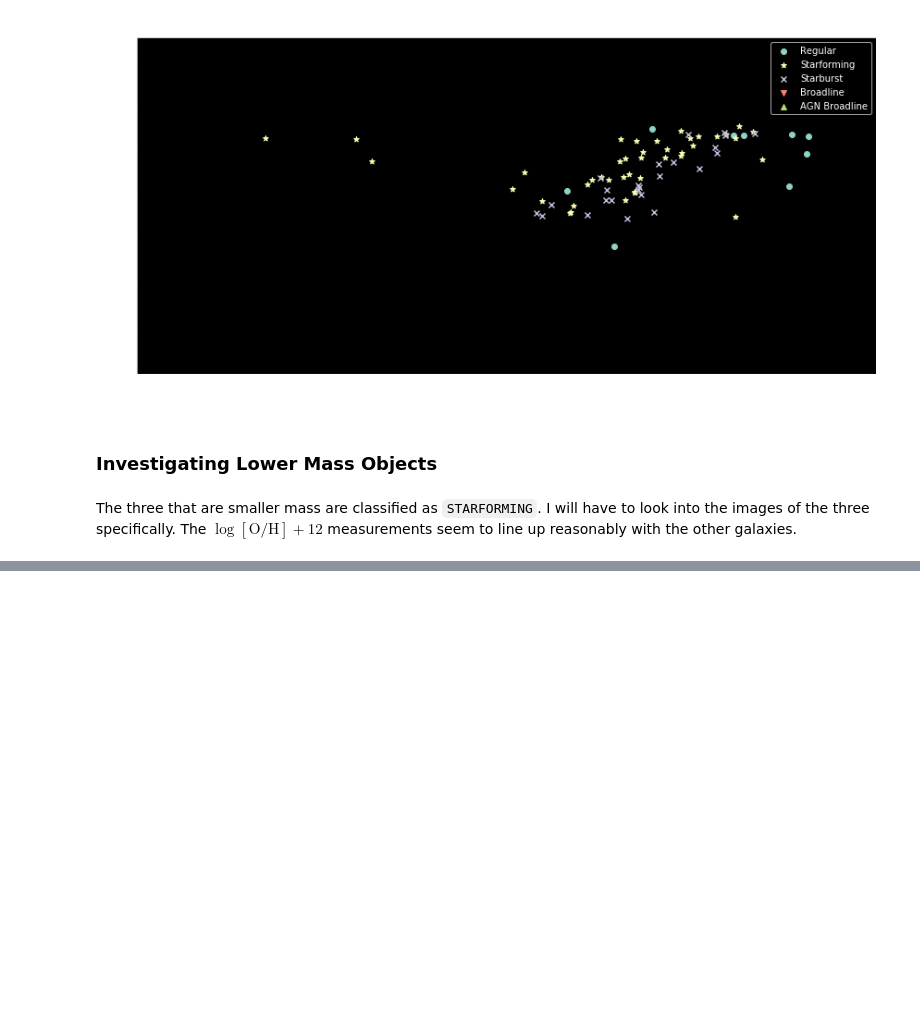
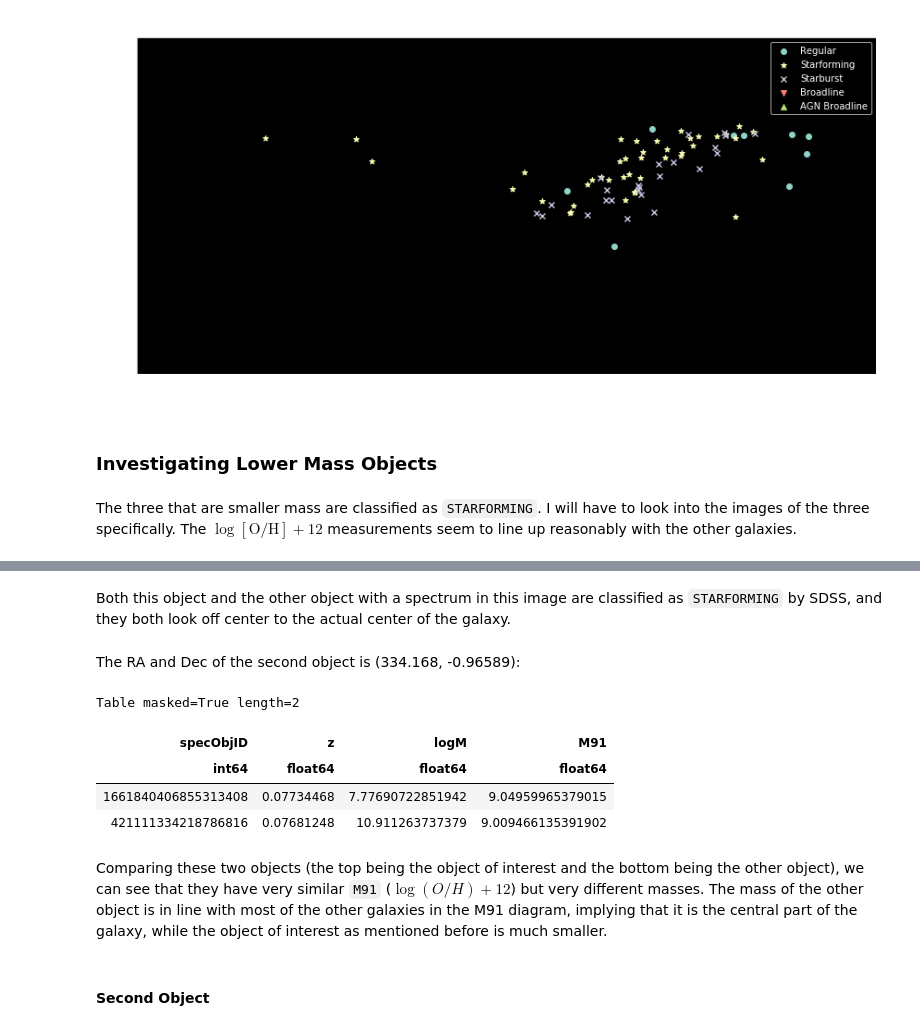
Before and after one commit to NicoAdams/Stripe82Clumps, a Jupyter notebook: mike_sandbox_clean.ipynb, the cells around one changed output, grey strips where cells are left out. Cells and saved outputs as stored; diff of their text form; code cells hidden in the pictures; blank space fills up the shorter version.

```diff
--- a/mike_sandbox_clean.ipynb
+++ b/mike_sandbox_clean.ipynb
@@ -384,0 +406,20 @@ The three that are smaller mass are classified as `STARFORMING`. I will have to
+# %%
+def getSDSSRADEC(RA,DEC):
+    xid, spectra = getSpecDataRADEC(RA,DEC)
+    if not xid:
+        return False
+    SQLsearch = genSQLsearch(xid)
+    SDSS = SDSS_select(SQLsearch)
+    return SDSS
+# %%
+def finishTableRADEC(RA,DEC,og):
+    pdObj = getSDSSRADEC(RA,DEC)
+    if type(pdObj) is bool:
+        return False
+    obj = Table.from_pandas(pdObj)
+#     print(obj)
+    obj['6584/6563'] = obj['NII6584']/obj['HAlpha']
+    obj['5007/4861'] = obj['OIII5007']/obj['HBeta']
+    obj['M91'] = M91cal(obj[0])[1] + 12
+    obj['logNiiOii'] = M91cal(obj[0])[0]
+    return vstack([og,obj])
@@ -397,3 +440,22 @@ Table masked=True length=3
 Here is the first object `1661840406855313408`:
 
 ![](http://skyserver.sdss.org/dr15/SkyServerWS/ImgCutout/getjpeg?ra=334.16812&dec=-0.96763&scale=0.0845070422535211&width=600&height=600&opt=SIG)
+# %% [markdown]
+Both this object and the other object with a spectrum in this image are classified as `STARFORMING` by SDSS, and they both look off center to the actual center of the galaxy.
+# %%
+object1 = lowMass[0]
+# %% [markdown]
+The RA and Dec of the second object is (334.168, -0.96589):
+# %%
+object1s = finishTableRADEC(334.168,-0.96589,object1)
+object1s['specObjID','z','logM','M91']
+# %% [output]
+Table masked=True length=2
+| specObjID | z | logM | M91 |
+| int64 | float64 | float64 | float64 |
+| 1661840406855313408 | 0.07734468 | 7.77690722851942 | 9.04959965379015 |
+| 421111334218786816 | 0.07681248 | 10.911263737379 | 9.009466135391902 |
+# %% [markdown]
+Comparing these two objects (the top being the object of interest and the bottom being the other object), we can see that they have very similar `M91` ($\log(O/H) + 12$) but very different masses. The mass of the other object is in line with most of the other galaxies in the M91 diagram, implying that it is the central part of the galaxy, while the object of interest as mentioned before is much smaller.
+# %% [markdown]
+#### Second Object
```
Also changed, not shown: parts of 35 cells of this notebook.
